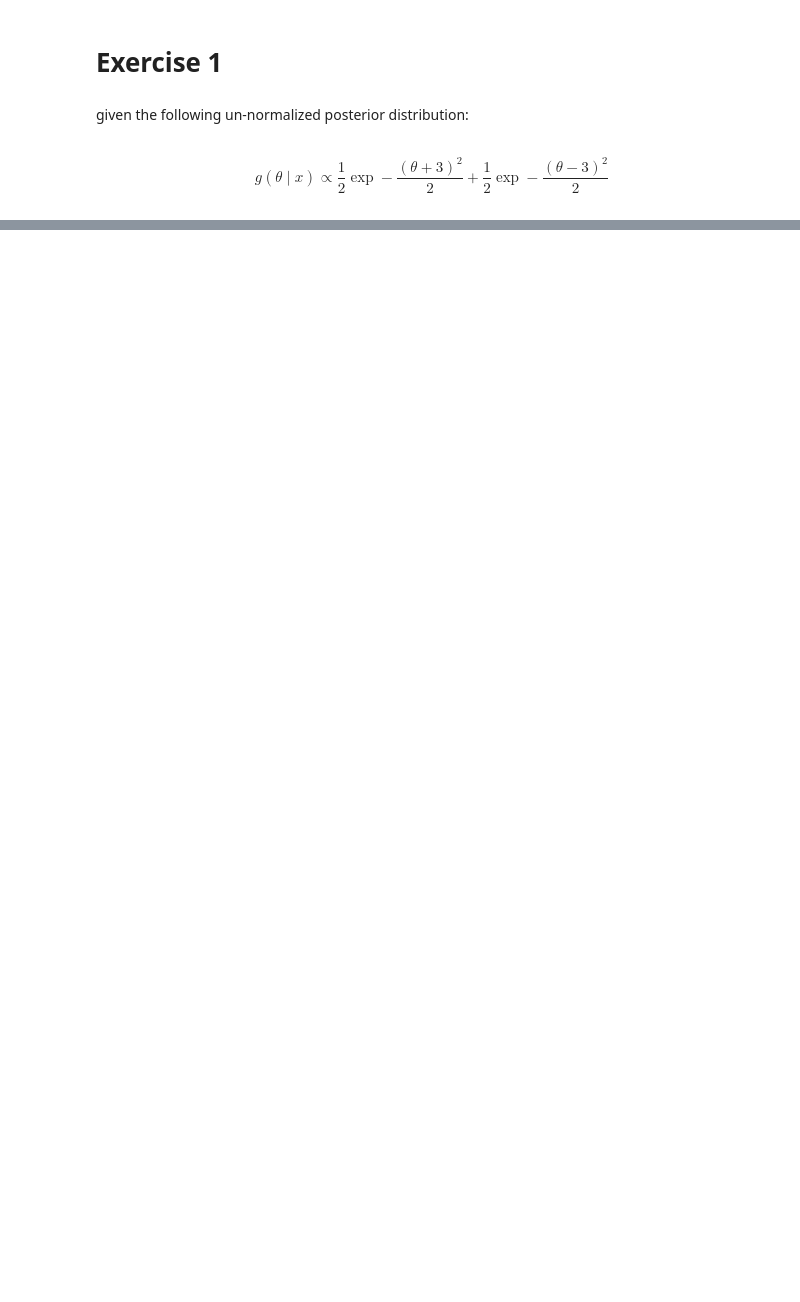
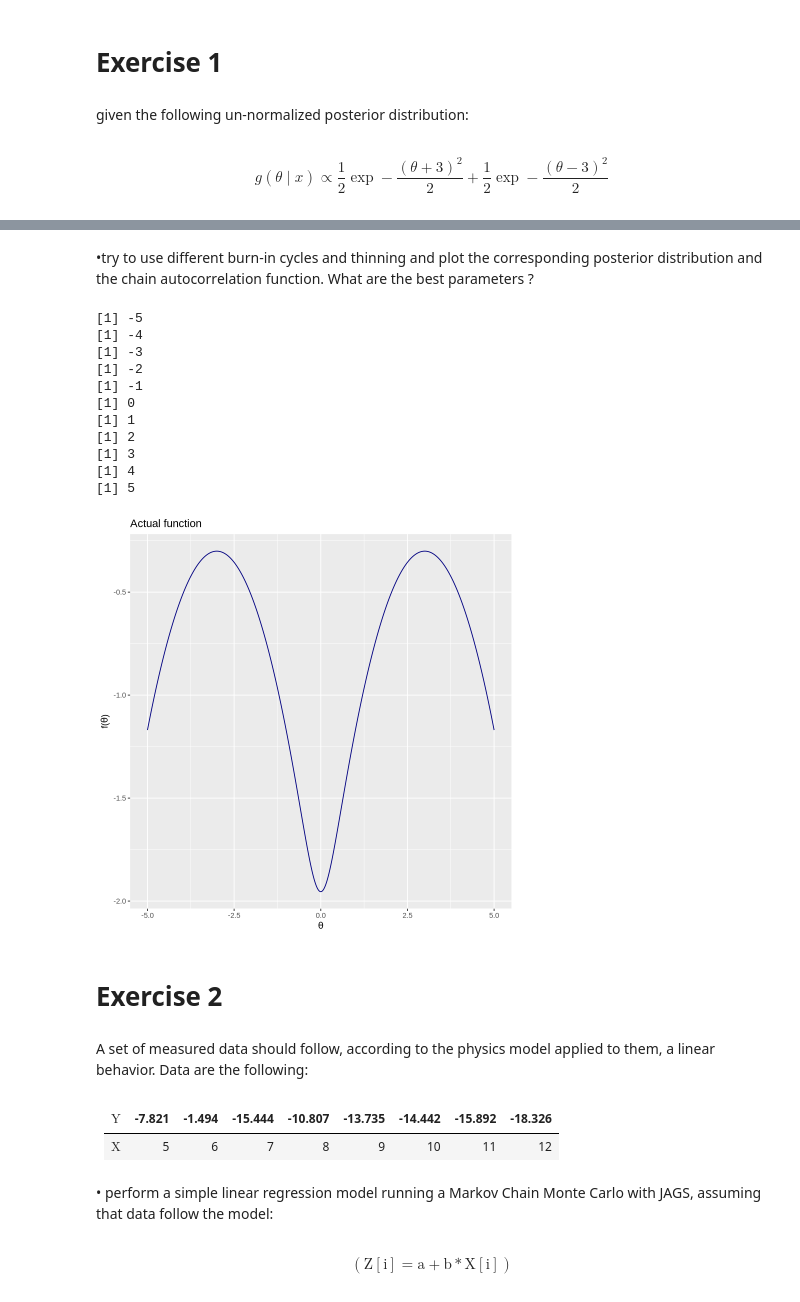
Before and after one commit to pietromalagoli/asp, a Jupyter notebook: code/lab05/Malagoli_Pietro_RLab05.ipynb, the cells around one changed output, grey strips where cells are left out. Drawn from its saved outputs; the diff is of its cells as text; code cells hidden in the pictures; blank space fills up the shorter version.

```diff
--- a/code/lab05/Malagoli_Pietro_RLab05.ipynb
+++ b/code/lab05/Malagoli_Pietro_RLab05.ipynb
@@ -77,0 +98,67 @@ plot(lags, corr)
+# %% [markdown]
+•try to use different burn-in cycles and thinning and plot the corresponding posterior distribution
+and the chain autocorrelation function. What are the best parameters ?
+# %%
+# Plot the actual function
+t = seq(-5, 5, 10 / 1e5)
+df = data.frame(theta = t, func = log10(gfunc(t)))
+#plot(t, log10(gfunc(t)), xlab = )
+ggplot(df, aes(x = theta, y = func)) +
+    geom_line(aes(x = theta, y = func), color = 'navyblue') +
+    labs(title = "Actual function") +
+    xlab(expression(theta)) +
+    ylab(expression(paste('f(',theta,')', sep='')))
+
+func_test <- function(theta) {
+    return(log10(gfunc(theta)))
+}
+
+par(mfrow = c(2, 10))
+# Testing
+for (theta in seq(-5, 5, 1)) {
+    # Testing
+    print(theta)
+    theta_init <- theta
+    n_samples <- 1e5
+
+    #set.seed(12345)
+    result <- metropolis(func_test, theta_init, n_samples)
+    func_res = array(result[, 1])
+    theta_res = array(result[, 2])
+    actual_func = log10(gfunc(theta_res))
+    df_result = data.frame(theta_res = theta_res, func_res = func_res, actual_func = actual_func)
+    ggplot(df_result) +
+        geom_line(aes(x = theta_res, y = func_res), color = 'red') +
+        geom_line(aes(x = theta_res, y = actual_func), color = 'blue') +
+        xlab(expression(theta)) +
+        ylab(expression(paste('f(',theta,')', sep='')))
+}
+# %% [output]
+[1] -5
+[1] -4
+[1] -3
+[1] -2
+[1] -1
+[1] 0
+[1] 1
+[1] 2
+[1] 3
+[1] 4
+[1] 5
+[figure, added]
+# %% [markdown]
+# Exercise 2 #
+# %% [markdown]
+A set of measured data should follow, according to the physics model applied to them, a linear
+behavior. Data are the following:
+# %% [markdown]
+| $\mathrm{Y}$ | -7.821 | -1.494 | -15.444 | -10.807 | -13.735 | -14.442 | -15.892 | -18.326 |
+| :---: | :---: | :---: | :---: | :---: | :---: | :---: | :---: | :---: |
+| $\mathrm{X}$ | 5 | 6 | 7 | 8 | 9 | 10 | 11 | 12 |
+# %% [markdown]
+• perform a simple linear regression model running a Markov Chain Monte Carlo with JAGS, assuming
+that data follow the model:
+# %% [markdown]
+$$
+(\mathrm{Z}[\mathrm{i}]=\mathrm{a}+\mathrm{b} * \mathrm{X}[\mathrm{i}])
+$$
```
Also changed, not shown: parts of 4 cells of this notebook.
